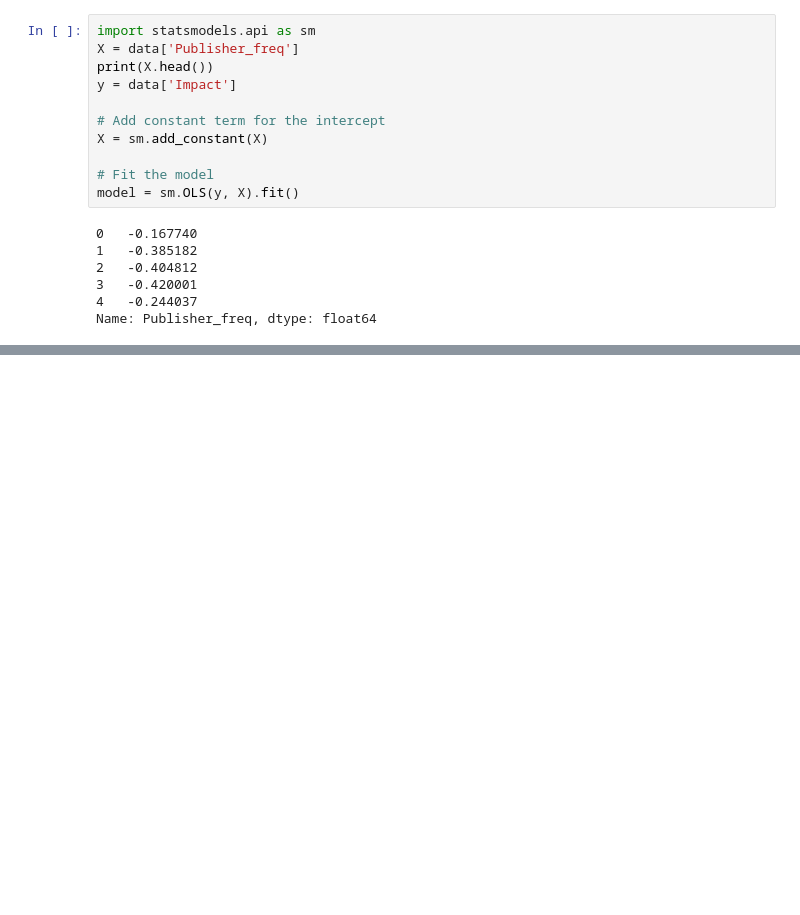
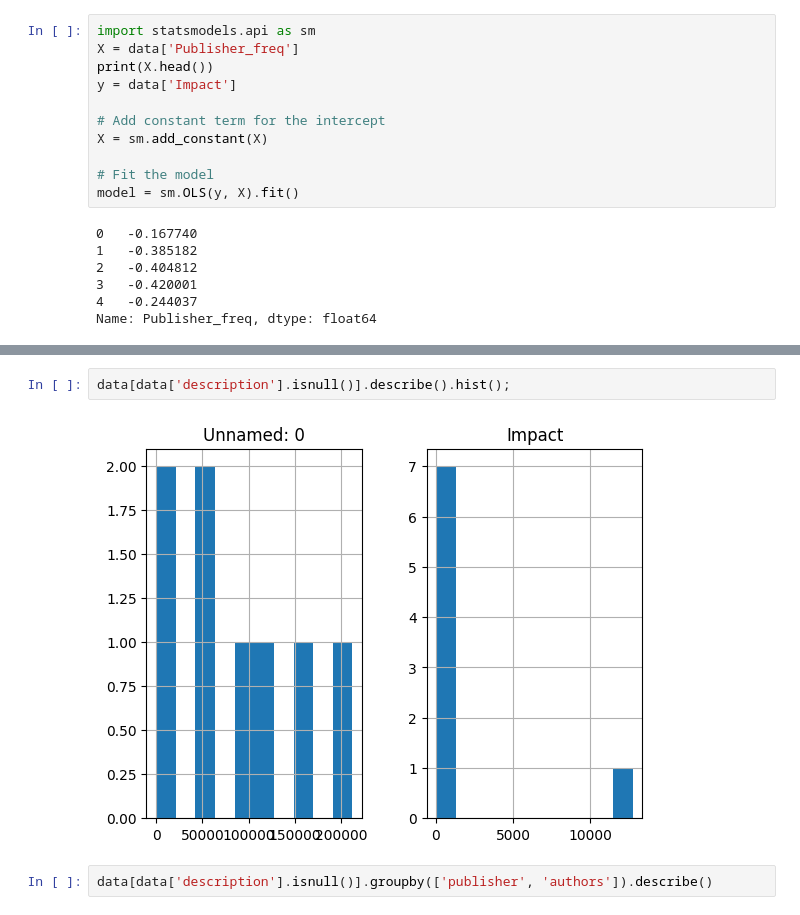
Before and after one commit to SaurabhKatariyar/Highlevel, a Jupyter notebook: EDA.ipynb, the cells around one changed output, grey strips where cells are left out. Saved outputs shown, nothing was run; the diff lists cells and outputs as text; blank space fills up the shorter version.

```diff
--- a/EDA.ipynb
+++ b/EDA.ipynb
@@ -829,0 +903,6 @@ Notes:
+# %%
+data[data['description'].isnull()].describe().hist();
+# %% [output]
+[figure, added]
+# %%
+data[data['description'].isnull()].groupby(['publisher', 'authors']).describe()
```
Also changed, not shown: parts of 9 cells of this notebook, 3 other files.
